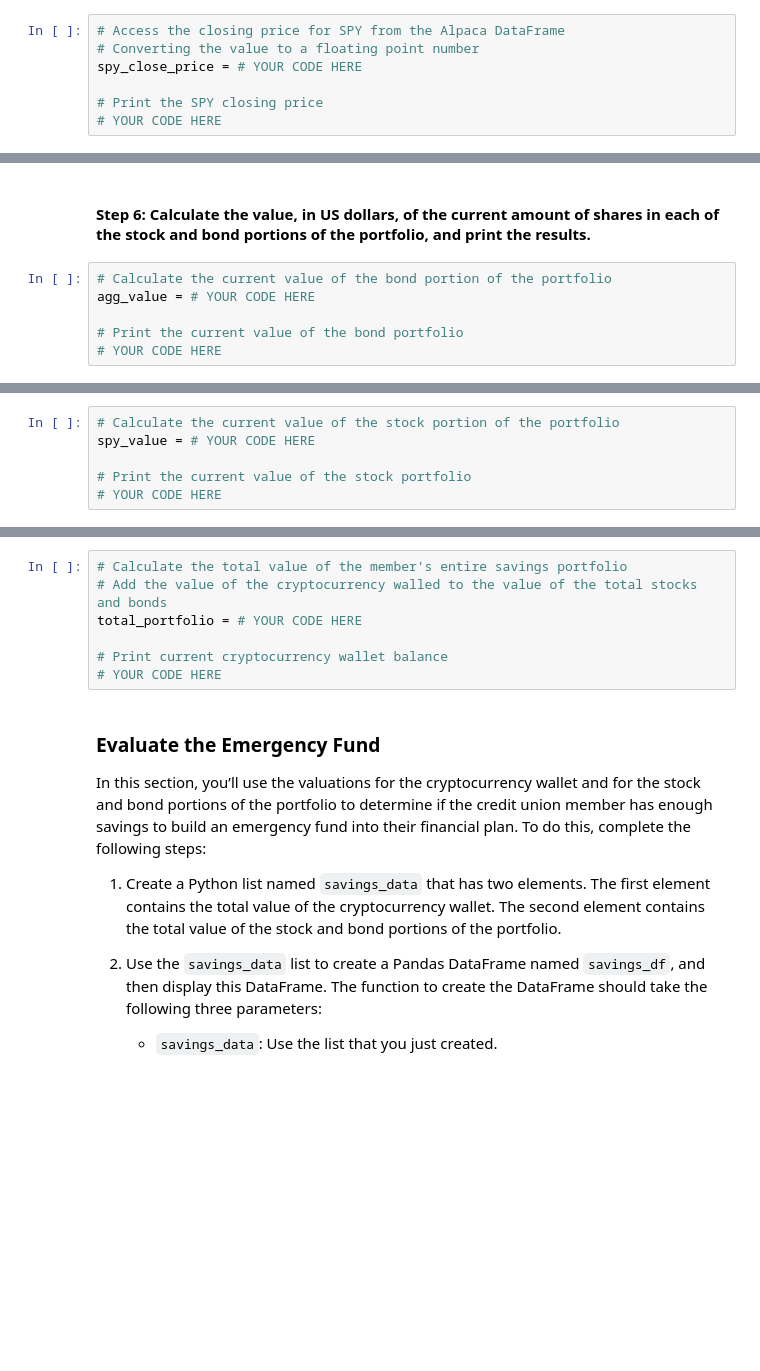
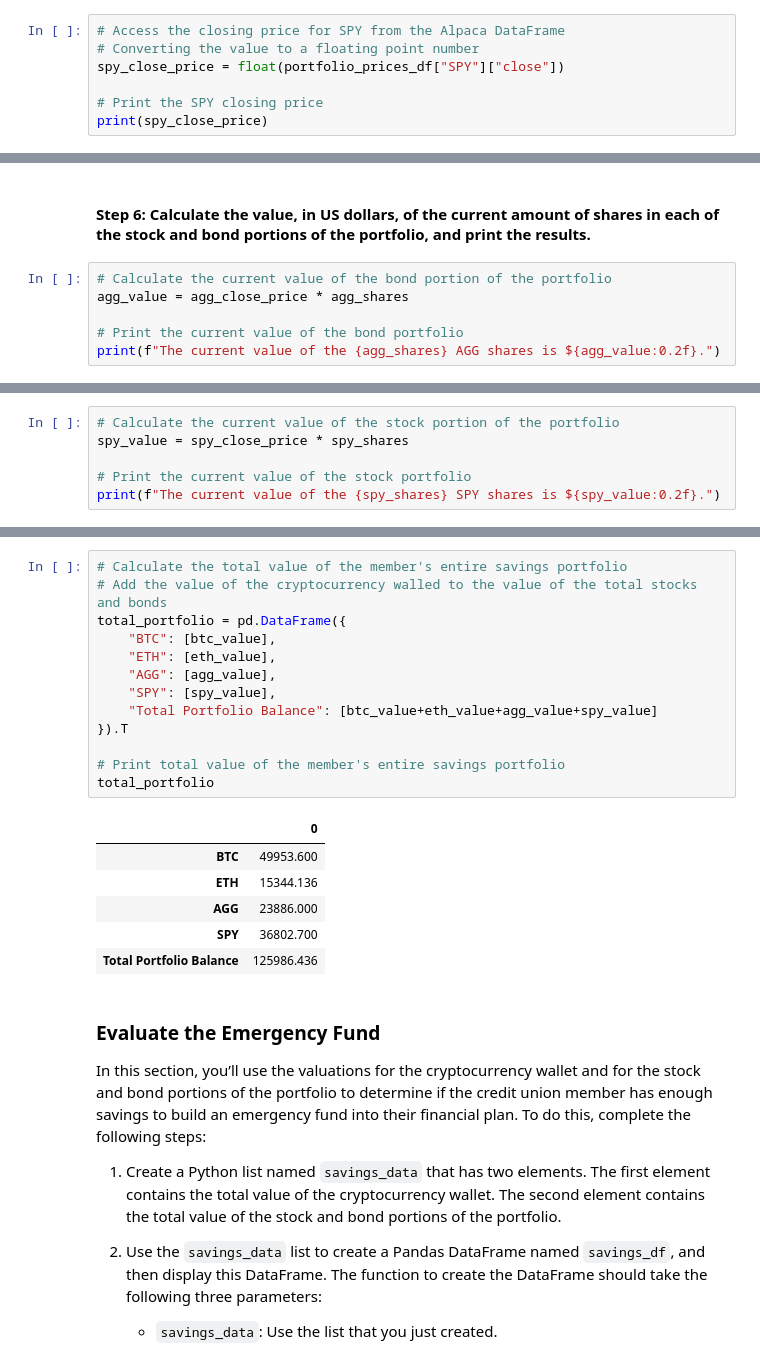
Before and after one commit to Knyazhna/Financial_Analysis_Tools_using_Monte_Carlo_Simulation, a Jupyter notebook: financial_planning_tools.ipynb, the cells around one changed output, grey strips where cells are left out. Saved outputs shown, nothing was run; the diff lists cells and outputs as text; blank space fills up the shorter version.

```diff
--- a/financial_planning_tools.ipynb
+++ b/financial_planning_tools.ipynb
@@ -243,7 +280,7 @@ agg_close_price = # YOUR CODE HERE
 # %%
 # Access the closing price for SPY from the Alpaca DataFrame
 # Converting the value to a floating point number
-spy_close_price = # YOUR CODE HERE
+spy_close_price = float(portfolio_prices_df["SPY"]["close"])
 
 # Print the SPY closing price
-# YOUR CODE HERE
+print(spy_close_price)
@@ -251,7 +290,7 @@ spy_close_price = # YOUR CODE HERE
 #### Step 6: Calculate the value, in US dollars, of the current amount of shares in each of the stock and bond portions of the portfolio, and print the results.
 # %%
 # Calculate the current value of the bond portion of the portfolio
-agg_value = # YOUR CODE HERE
+agg_value = agg_close_price * agg_shares
 
 # Print the current value of the bond portfolio
-# YOUR CODE HERE
+print(f"The current value of the {agg_shares} AGG shares is ${agg_value:0.2f}.")
@@ -258,6 +299,6 @@ agg_value = # YOUR CODE HERE
 # %%
 # Calculate the current value of the stock portion of the portfolio
-spy_value = # YOUR CODE HERE
+spy_value = spy_close_price * spy_shares
 
 # Print the current value of the stock portfolio
-# YOUR CODE HERE
+print(f"The current value of the {spy_shares} SPY shares is ${spy_value:0.2f}.")
@@ -270,10 +323,23 @@ total_stocks_bonds = # YOUR CODE HERE
 # %%
 # Calculate the total value of the member's entire savings portfolio
 # Add the value of the cryptocurrency walled to the value of the total stocks and bonds
-total_portfolio = # YOUR CODE HERE
+total_portfolio = pd.DataFrame({
+    "BTC": [btc_value],
+    "ETH": [eth_value],
+    "AGG": [agg_value],
+    "SPY": [spy_value],
+    "Total Portfolio Balance": [btc_value+eth_value+agg_value+spy_value]
+}).T
 
-# Print current cryptocurrency wallet balance
-# YOUR CODE HERE
+# Print total value of the member's entire savings portfolio
+total_portfolio
+# %% [output]
+|  | 0 |
+| BTC | 49953.600 |
+| ETH | 15344.136 |
+| AGG | 23886.000 |
+| SPY | 36802.700 |
+| Total Portfolio Balance | 125986.436 |
 # %% [markdown]
 ### Evaluate the Emergency Fund
 
```
Also changed, not shown: parts of 21 cells of this notebook.
